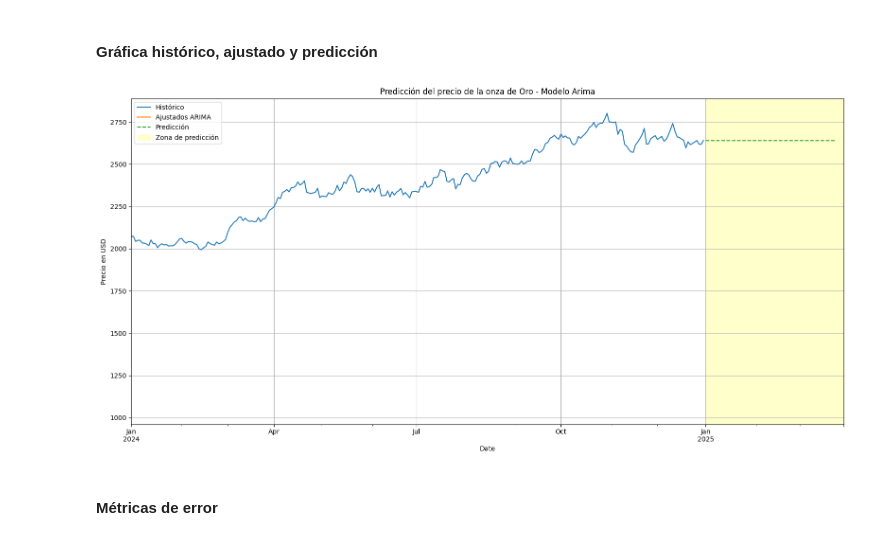
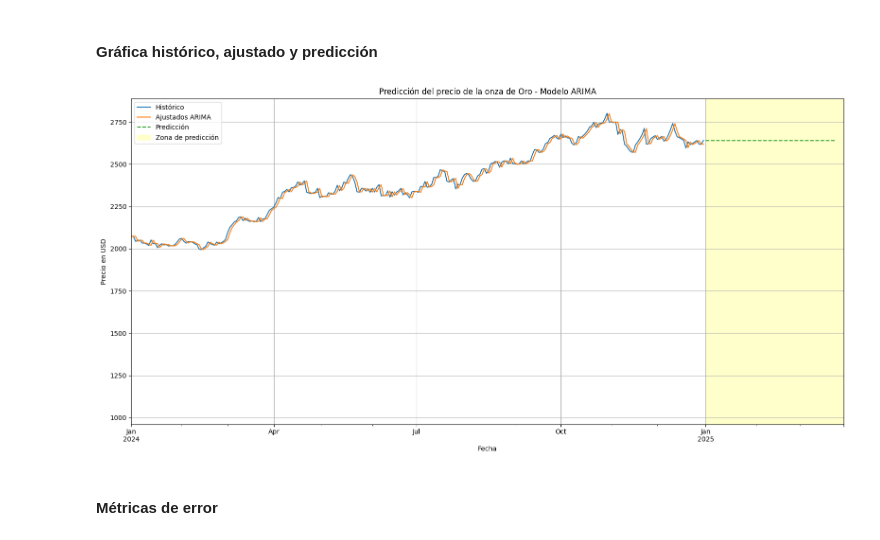
Before and after one commit to edreyesc/ProyectoFinal, a Jupyter notebook: proyectoFinal.ipynb, the cells around one changed output. Saved outputs shown, nothing was run; the diff lists cells and outputs as text; code cells hidden in the pictures.

```diff
--- a/proyectoFinal.ipynb
+++ b/proyectoFinal.ipynb
@@ -387,21 +388,23 @@ fitted_arima = modelo_arima.predict(start = 1, end = len(df_gold) - 1, type='lev
 # %%
 # Gráfica de predicción futura
 fig, ax = plt.subplots(figsize=(16, 8))
 df_gold['Price'].plot(label='Histórico')
-plt.plot(fitted_arima.index, fitted_arima, label="Ajustados ARIMA")
+fitted_arima.plot(ax=ax, label="Ajustados ARIMA")
 prediccion_arima.plot(label='Predicción', linestyle='--')
+# Zona resaltada
 ax.axvspan('2025-01-01', '2025-03-31', color='yellow', alpha=0.2, label='Zona de predicción')
-plt.legend()
-plt.title('Predicción del precio de la onza de Oro - Modelo Arima')
-plt.xlabel('Date')
-plt.ylabel('Precio en USD')
-plt.grid(True)
+
+ax.legend()
+ax.set_title('Predicción del precio de la onza de Oro - Modelo ARIMA')
+ax.set_xlabel('Fecha')
+ax.set_ylabel('Precio en USD')
+ax.grid(True)
 # Mostrar solo los años 2024 y 2025
-plt.xlim('2024-01-01', '2025-03-31')
+ax.set_xlim('2024-01-01', '2025-03-31')
 plt.tight_layout()
 plt.show()
 # %% [output]
-[figure, old version]
+[figure, new version]
 # %% [markdown]
 #### Métricas de error
 # %%
```
Also changed, not shown: parts of 6 cells of this notebook.
